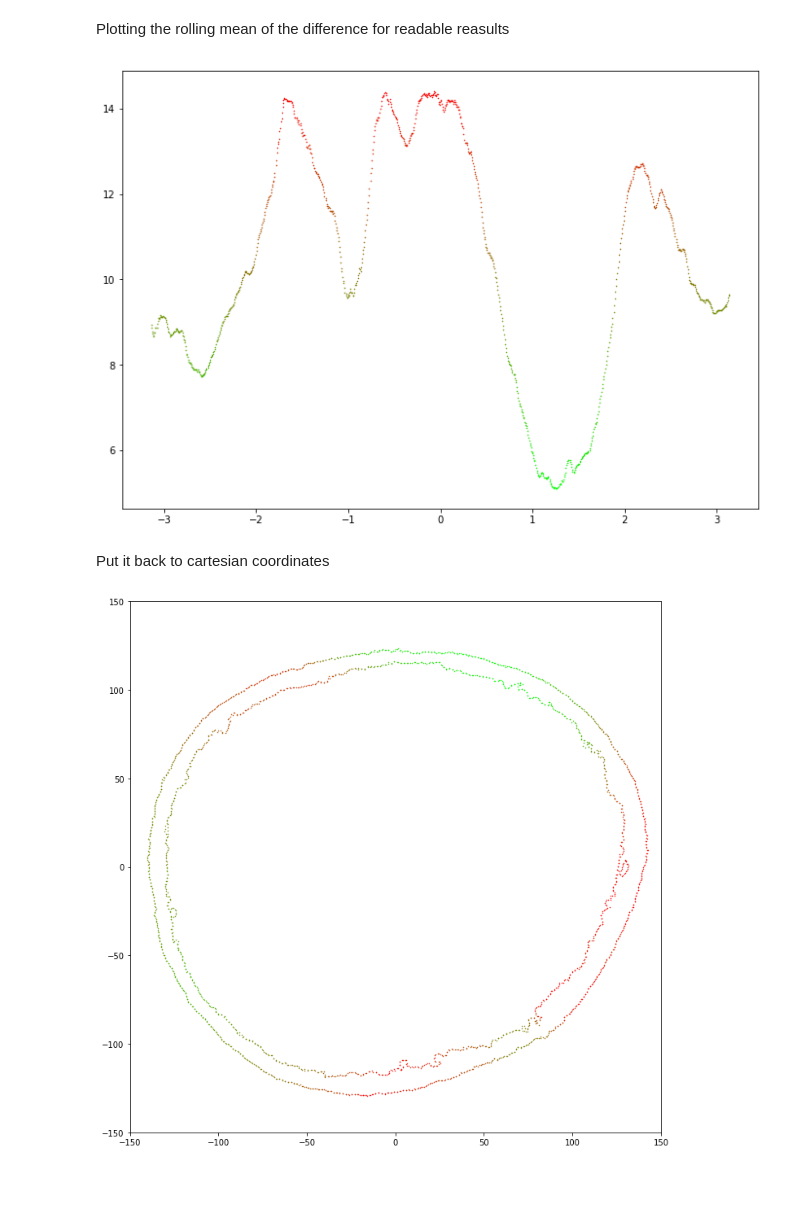
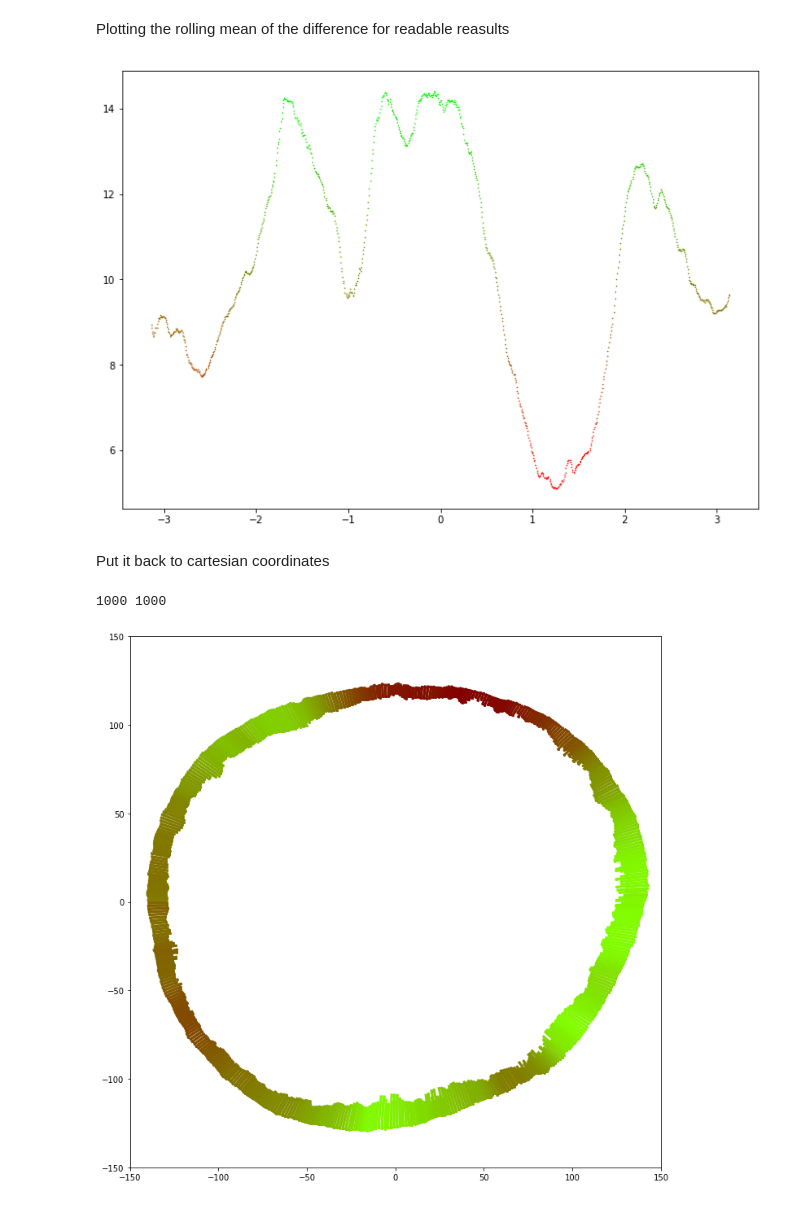
Before and after one commit to felixquinton/tyssue-taylor, a Jupyter notebook: notebooks/Using splines to recognize polarized areas.ipynb, the cells around one changed output. Drawn from its saved outputs; the diff is of its cells as text; code cells hidden in the pictures.

```diff
--- a/notebooks/Using splines to recognize polarized areas.ipynb
+++ b/notebooks/Using splines to recognize polarized areas.ipynb
@@ -29,7 +31,7 @@ from scipy.interpolate import splprep, splev
 brigthfield_path = '../assets/sample_image_brightfield.tiff'
 dapi_path = '../assets/CELLPROFILER_sample_image_dapi.tiff.csv'
 #initialising the mesh
-organo, inners, outers = generate_ring_from_image(brigthfield_path, dapi_path, rol_window=1)
+organo, inners, outers, centers = generate_ring_from_image(brigthfield_path, dapi_path, rol_window=1)
 
 
 
@@ -46,11 +48,11 @@ ax.grid(linestyle='-', linewidth=1)
 # Interpolation
 # %%
 tck_inners, u_inners = splprep(inners.T, u=None, s=1e1, per=1)
-lins_inners = np.linspace(u_inners.min(), u_inners.max(), 1000)
+lins_inners = np.linspace(u_inners.min(), u_inners.max(), 1e3)
 x_inners, y_inners = splev(lins_inners, tck_inners, der=0)
 
 tck_outers, u_outers = splprep(outers.T, u=None, s=1e1, per=1)
-lins_outers = np.linspace(u_outers.min(), u_outers.max(), 1000)
+lins_outers = np.linspace(u_outers.min(), u_outers.max(), 1e3)
 x_outers, y_outers = splev(lins_outers, tck_outers, der=0)
 
 fig = plt.figure()
@@ -118,38 +120,42 @@ for (ind, point) in enumerate(df['Rolling average']):
     while point>y_span[box]:
         box+=1
     y_color_table[ind] = box
-    ax.plot(df['Angle'][ind],df['Rolling average'][ind],'.',markersize=1, color=(box/span_length,
-                                                                                 (span_length-box)/span_length,
-                                                                                 0.0))
+    ax.plot(df['Angle'][ind],df['Rolling average'][ind],'.',markersize=1, color=((span_length-box)/span_length,
+                                                                                 box/span_length,
+                                                                                 0))
 # %% [output]
-[figure, old version]
+[figure, new version]
 # %% [markdown]
 Put it back to cartesian coordinates
 # %%
 def pol2cart(rho, phi):
     x = rho * np.cos(phi)
     y = rho * np.sin(phi)
     return(x, y)
 
-x_outers, y_outers = pol2cart(r_outers, p_outers)
-x_inners, y_inners = pol2cart(r_inners, p_inners)
+x_outers, y_outers = pol2cart(df['Outer radius'], df['Angle'])
+x_inners, y_inners = pol2cart(df['Inner radius'], df['Angle'])
 
 fig = plt.figure()
 ax = fig.add_subplot(111)
 fig.set_size_inches(12, 12)
 plt.xlim(-150, 150)
 plt.ylim(-150, 150)
 plt.gca().set_aspect('equal', adjustable='box')
-
+print(len(x_inners), len(x_outers))
 
 for (ind, point) in enumerate(y_inners):
-    ax.plot(x_inners[ind], y_inners[ind], '.', markersize=1, color=(y_color_table[ind]/span_length,
-                                                              (span_length-y_color_table[ind])/span_length,
-                                                              0.0))
-
-for (ind, point) in enumerate(y_inners):
-    ax.plot(x_outers[ind], y_outers[ind], '.', markersize=1, color=(y_color_table[ind]/span_length,
-                                                              (span_length-y_color_table[ind])/span_length,
-                                                              0.0))
+    ax.plot(x_inners[ind], y_inners[ind], '.', markersize=1, color=((span_length-box)/span_length,
+                                                                    y_color_table[ind]/span_length,
+                                                                    0.0))
+    ax.plot(x_outers[ind], y_outers[ind], '.', markersize=1, color=((span_length-box)/span_length,
+                                                                    y_color_table[ind]/span_length,
+                                                                    0.0))
+    plt.plot([x_inners[ind], x_outers[ind]], [y_inners[ind], y_outers[ind]],
+             marker='o',
+             markersize=2,
+             linewidth=3,
+             color=((span_length-box)/span_length, y_color_table[ind]/span_length, 0))
 # %% [output]
+1000 1000
-[figure, old version]
+[figure, new version]
```
Also changed, not shown: parts of 4 cells of this notebook, 6 other files.
